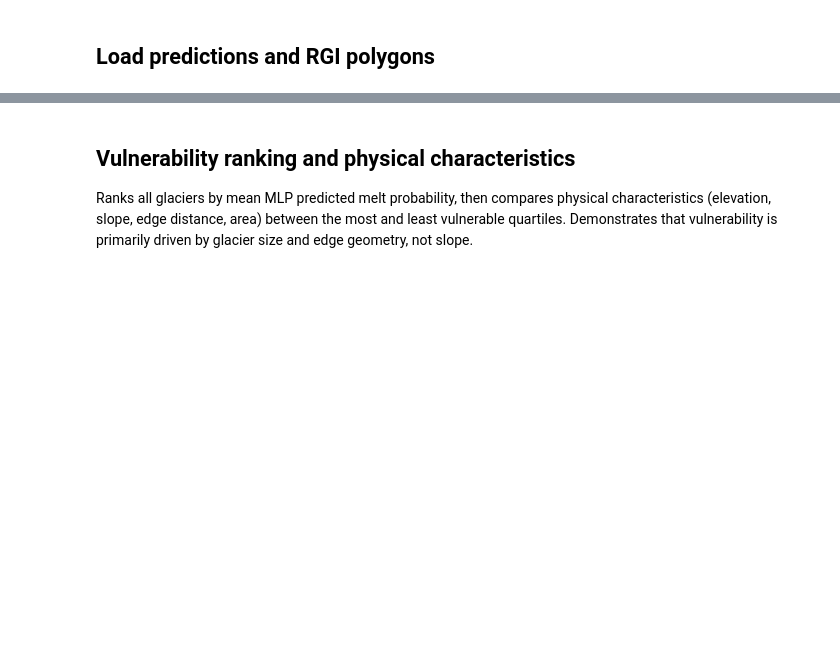
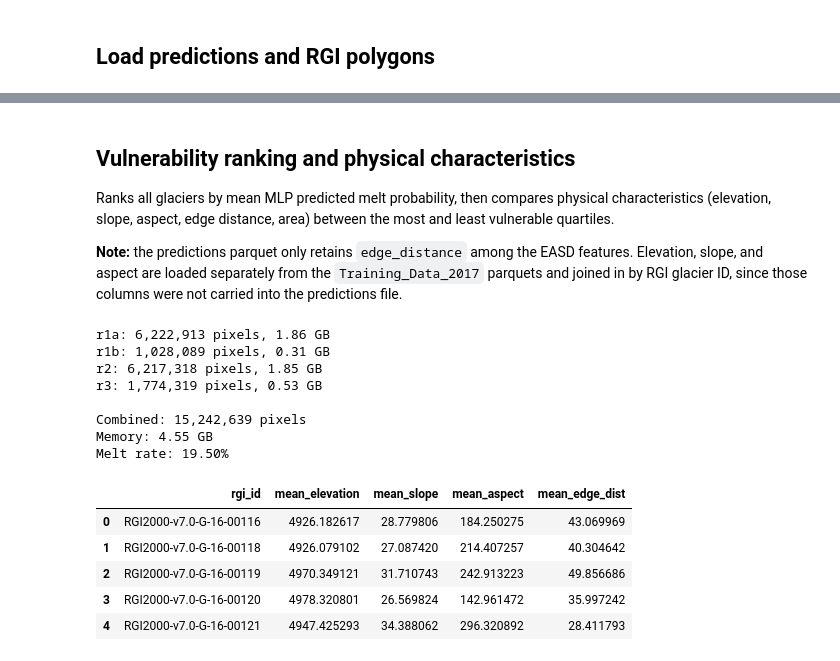
Before and after one commit to mattdaly04/Glacier-Melt-Code, a Jupyter notebook: notebooks/03_evaluation.ipynb, the cells around one changed output, grey strips where cells are left out. Saved outputs shown, nothing was run; the diff lists cells and outputs as text; code cells hidden in the pictures; blank space fills up the shorter version.

```diff
--- a/notebooks/03_evaluation.ipynb
+++ b/notebooks/03_evaluation.ipynb
@@ -84,7 +116,32 @@ plt.show()
 ## Vulnerability ranking and physical characteristics
 
 Ranks all glaciers by mean MLP predicted melt probability, then compares
-physical characteristics (elevation, slope, edge distance, area) between
-the most and least vulnerable quartiles. Demonstrates that vulnerability
-is primarily driven by glacier size and edge geometry, not slope.
+physical characteristics (elevation, slope, aspect, edge distance, area)
+between the most and least vulnerable quartiles.
+
+**Note:** the predictions parquet only retains `edge_distance` among the
+EASD features. Elevation, slope, and aspect are loaded separately from
+the `Training_Data_2017` parquets and joined in by RGI glacier ID, since
+those columns were not carried into the predictions file.
+# %%
+df_train = load_parquet_regions(TRAINING_DIR)
+df_train["rgi_id"] = assign_pixels_to_glaciers(df_train, rgi_gdf)
+
+df_physical = glacier_physical_features(df_train)
+df_physical.head()
+# %% [output]
+r1a: 6,222,913 pixels, 1.86 GB
+r1b: 1,028,089 pixels, 0.31 GB
+r2: 6,217,318 pixels, 1.85 GB
+r3: 1,774,319 pixels, 0.53 GB
+
+Combined: 15,242,639 pixels
+Memory: 4.55 GB
+Melt rate: 19.50%
+|  | rgi_id | mean_elevation | mean_slope | mean_aspect | mean_edge_dist |
+| 0 | RGI2000-v7.0-G-16-00116 | 4926.182617 | 28.779806 | 184.250275 | 43.069969 |
+| 1 | RGI2000-v7.0-G-16-00118 | 4926.079102 | 27.087420 | 214.407257 | 40.304642 |
+| 2 | RGI2000-v7.0-G-16-00119 | 4970.349121 | 31.710743 | 242.913223 | 49.856686 |
+| 3 | RGI2000-v7.0-G-16-00120 | 4978.320801 | 26.569824 | 142.961472 | 35.997242 |
+| 4 | RGI2000-v7.0-G-16-00121 | 4947.425293 | 34.388062 | 296.320892 | 28.411793 |
 # %%
```
Also changed, not shown: parts of 11 cells of this notebook, 5 other files.
